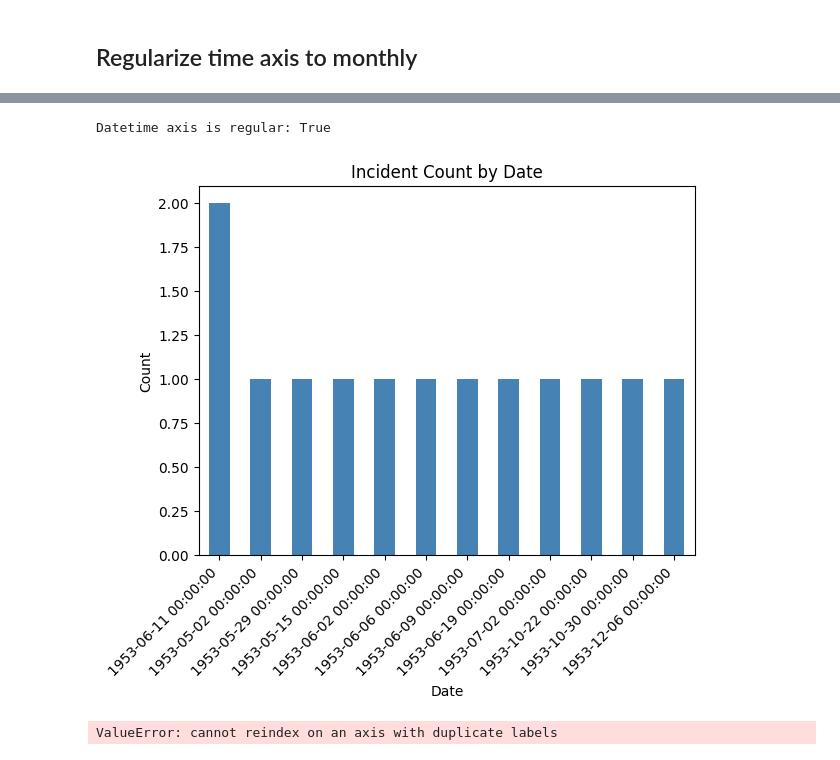
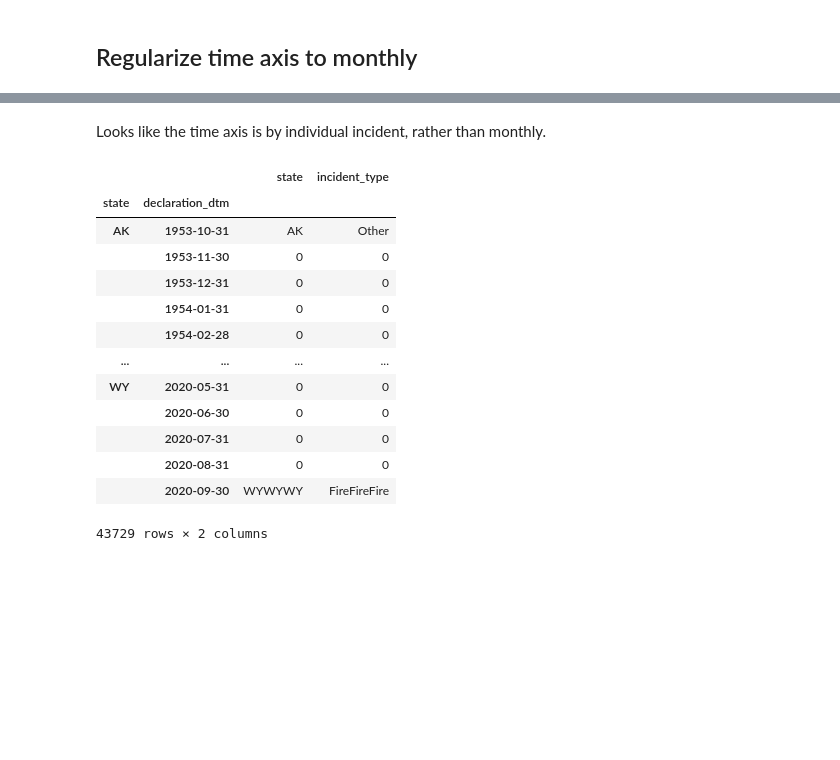
Before and after one commit to 4GeeksAcademy/helloklow-final-project-research, a Jupyter notebook: src/explore.ipynb, the cells around one changed output, grey strips where cells are left out. Drawn from its saved outputs; the diff is of its cells as text; code cells hidden in the pictures; blank space fills up the shorter version.

Commit message:
time axis regularization

```diff
--- a/src/explore.ipynb
+++ b/src/explore.ipynb
@@ -226,51 +240,27 @@ df.head()
+# %% [markdown]
+Looks like the time axis is by individual incident, rather than monthly.
 # %%
 # Drop duplicates if any
 df.drop_duplicates(inplace=True)
 df.reset_index(inplace=True, drop=True)
-# %%
-# Take the difference across the datetime index
-diff=np.diff(df.index.to_numpy())
-
-# Check that all of the differences are equal
-equaly_spaced=np.all(diff==diff[0])
-
-print(f'Datetime axis is regular: {equaly_spaced}')
-# %% [output]
-Datetime axis is regular: True
-# %%
-# Counts by date
-date_df = df[df['declaration_dtm']. dt. strftime('%Y')=='1953']
-dates = date_df['declaration_dtm'].value_counts()
-
-dates.plot(kind='bar', color= 'steelblue')
-plt.title('Incident Count by Date')
-plt.xticks(rotation=45, ha='right')
-plt.xlabel('Date')
-plt.ylabel('Count')
-plt.show()
-# %% [output]
-[figure, removed]
-# %%
-# If the datetime axis not regular - resample it and fill in the missing timepoints with interpolation
-if equaly_spaced == False:
-
-    # Resample down to days first
-    resampled_timeseries_df=df.resample('D').interpolate()
-
-    # Then resample back up to months
-    resampled_timeseries_df=resampled_timeseries_df.resample('M').interpolate()
-    resampled_timeseries_df.info()
-
-    # Plot the results to be sure we diden't deform anything too badly...
-    plt.title('Time series analysis: resampled vs raw data')
-    plt.scatter(df.index, df['dependent_var'], label='Raw data', color='orange')
-    plt.plot(resampled_timeseries_df.index, resampled_timeseries_df['dependent_var'], label='Resampled data')
-    plt.xlabel('Date')
-    plt.ylabel('Dependent variable')
-    plt.legend(loc='upper left')
-    plt.tight_layout()
-    plt.show()
-
-    df=resampled_timeseries_df
-# %% [output]
-ValueError: cannot reindex on an axis with duplicate labels
+# %%
+# Create subset_df containing 'state', 'declaration_dtm', and 'incident_type'
+subset_df = (df.assign(date=lambda d: pd.to_datetime(d['declaration_dtm'], format="%Y-%m-%d"))[['state', 'declaration_dtm', 'incident_type']])
+
+# Set index to declaration_dtm, group by 'state', and sum the monthly (ME) incidents
+subset_df.set_index('declaration_dtm').groupby('state').resample('ME').sum()
+# %% [output]
+|  |  | state | incident_type |
+| state | declaration_dtm |  |  |
+| AK | 1953-10-31 | AK | Other |
+|  | 1953-11-30 | 0 | 0 |
+|  | 1953-12-31 | 0 | 0 |
+|  | 1954-01-31 | 0 | 0 |
+|  | 1954-02-28 | 0 | 0 |
+| ... | ... | ... | ... |
+| WY | 2020-05-31 | 0 | 0 |
+|  | 2020-06-30 | 0 | 0 |
+|  | 2020-07-31 | 0 | 0 |
+|  | 2020-08-31 | 0 | 0 |
+|  | 2020-09-30 | WYWYWY | FireFireFire |
+43729 rows × 2 columns
```
Also changed, not shown: parts of 3 cells of this notebook.
